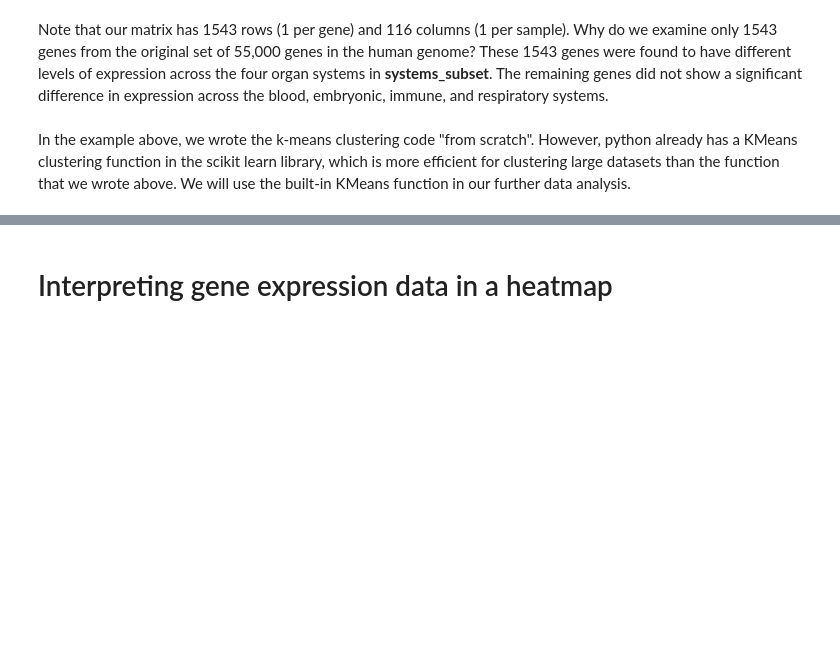
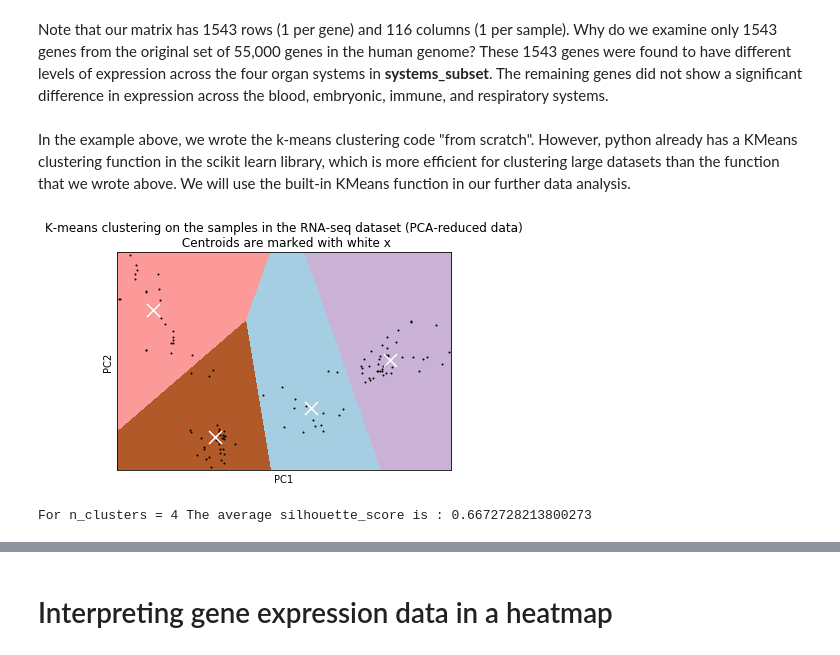
Before and after one commit to CArellG/humbio51, a Jupyter notebook: class_09_Kmeans_Clustering/9-Introduction to Kmeans clustering of samples.ipynb, the cells around one changed output, grey strips where cells are left out. Drawn from its saved outputs; the diff is of its cells as text; code cells hidden in the pictures; blank space fills up the shorter version.

```diff
--- a/class_09_Kmeans_Clustering/9-Introduction to Kmeans clustering of samples.ipynb
+++ b/class_09_Kmeans_Clustering/9-Introduction to Kmeans clustering of samples.ipynb
@@ -206,9 +288,13 @@ We will now use kmeans clustering to cluster our samples across the four organ s
 # %%
 import pandas as pd
 systems_subset=["Blood","Embryonic","Immune","Respiratory"]
-data,batches=load_rnaseq_data(systems_subset=systems_subset,filepath='/data/datasets/RNAseq/diff_genes_top.tsv',
-                              batches='/data/datasets/RNAseq/rnaseq_batches.txt')
-data_transposed=data.transpose()
+rnaseq_data,metadata=load_rnaseq_data(systems_subset=systems_subset,rnaseq_data='/data/datasets/RNAseq/diff_genes_top.tsv',
+                              metadata='/data/datasets/RNAseq/rnaseq_metadata.txt')
+rnaseq_data_transposed=rnaseq_data.transpose()
+
+#Write a line of code to check the top few lines of the rnaseq_data_transposed matrix.
+## BEGIN SOLUTION ##
+## END SOLUTION ##
 # %% [markdown]
 Note that our matrix has 1543 rows (1 per gene) and 116 columns (1 per sample). Why do we examine only 1543 genes from the original set of 55,000 genes in the human genome? These 1543 genes were found to have different levels of expression across the four organ systems in **systems_subset**. The remaining genes did not show a significant difference in expression across the blood, embryonic, immune, and respiratory systems.
 # %% [markdown]
@@ -223,12 +315,17 @@ from sklearn.cluster import KMeans
 # %%
 #Run the kmeans clustering algorithm on the data with four clusters
+## BEGIN SOLUTION ##
 k=4
-clusters=scikit_kmeans(data_transposed,
+clusters=scikit_PCAandkmeans(rnaseq_data_transposed,
                        k,
                        xlabel='PC1',
                        ylabel='PC2',
                        plottitle='K-means clustering on the samples in the RNA-seq dataset (PCA-reduced data)'
                       )
+## END SOLUTION ##
+# %% [output]
+[figure, added]
+For n_clusters = 4 The average silhouette_score is : 0.6672728213800273
 # %% [markdown]
 We would like a way to determine how well the k-means clustering has separated the data. One way to assess the performance of the clustering algorithm is to compare inter-cluster distance to intra-cluster distance. We would like points in the same cluster to be near each other, and points that are in different clusters to be far apart:
 ![Inter-cluster and intra-cluster distance](../Images/inter_cluster_vs_intra_cluster.png)
```
Also changed, not shown: parts of 23 cells of this notebook, 2 other files.
